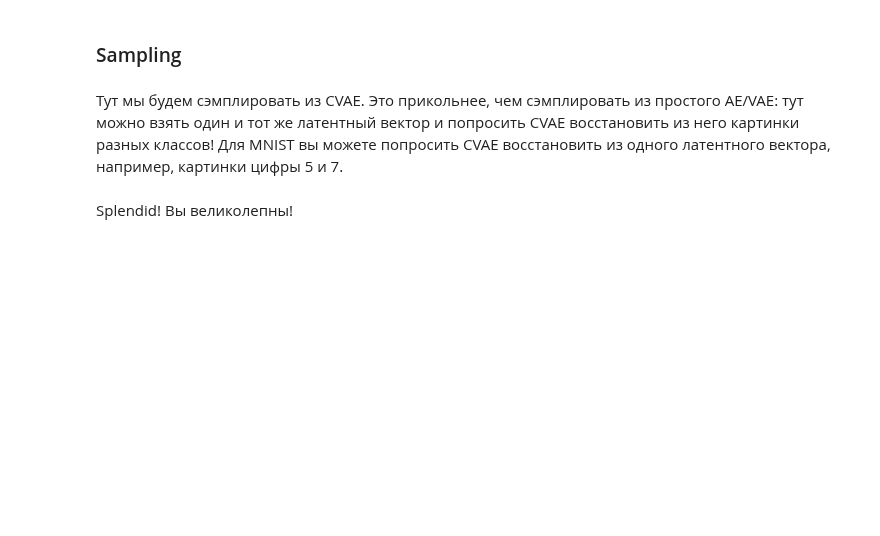
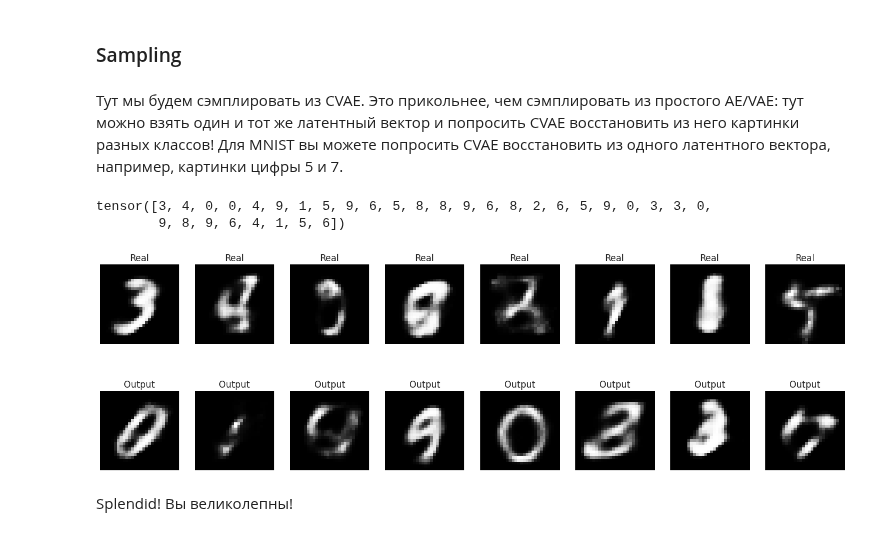
Before and after one commit to prosvirinKir/Deep-Learning-Sckool-term1, a Jupyter notebook: HW_7_autoencoders.ipynb, the cells around one changed output. Cells and saved outputs as stored; diff of their text form; code cells hidden in the pictures; blank space fills up the shorter version.

```diff
--- a/HW_7_autoencoders.ipynb
+++ b/HW_7_autoencoders.ipynb
@@ -172,11 +172,3 @@ class Simple_Autoencoder(nn.Module):
         return generated
 # %%
 device = 'cuda:0' if torch.cuda.is_available() else 'cpu'
-# %%
-input = torch.randn(32, 2048)
-
-m = nn.Sequential(
-    nn.Unflatten(1, (128, 4, 4))
-)
-output = m(input)
-output.size()
@@ -1006,3 +955,22 @@ def train(model, optimizer, criterion, val_loader, n_epochs=20):
+# %%
+class_num = torch.randint(10, (32,))
+class_num
+# %% [output]
+tensor([3, 4, 0, 0, 4, 9, 1, 5, 9, 6, 5, 8, 8, 9, 6, 8, 2, 6, 5, 9, 0, 3, 3, 0,
+        9, 8, 9, 6, 4, 1, 5, 6])
+# %%
+# <тут нужно научиться сэмплировать из декодера цифры определенного класса>
+z = np.array([np.random.normal(0, 1, dim_code) for i in range(32)])
+# z = z * latent_std + latent_mean
+model = cv_autoencoder
+model.eval()
+with torch.no_grad():
+    reconstruction = model.decode(torch.FloatTensor(z).to(device), class_num)
+    output = reconstruction.cpu().detach().numpy()
+
+show_image(output[:16, :, :, :], output[16:, :, :, :], 8)
+# %% [output]
+[figure, added]
 # %% [markdown]
 Splendid! Вы великолепны!
 # %% [markdown]
```
Also changed, not shown: parts of 39 cells of this notebook.
